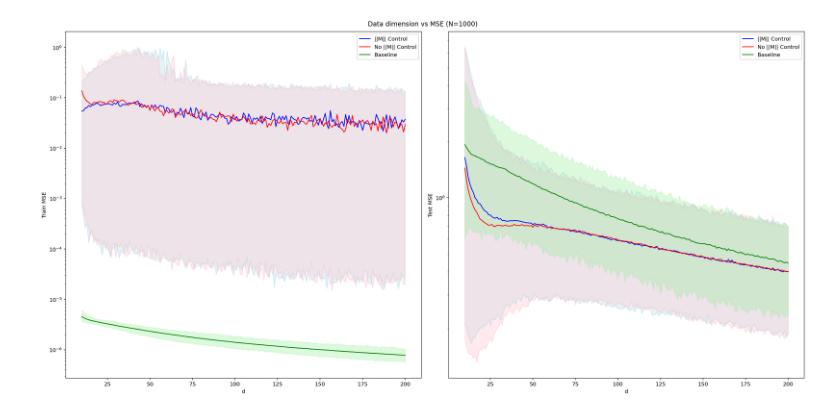
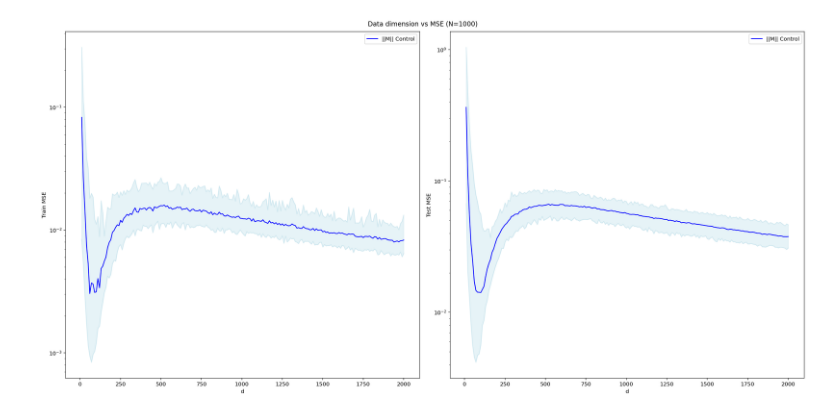
Before and after one commit to agupta01/ml-theory-capstone, a Jupyter notebook: notebooks/plotting.ipynb, the cells around one changed output. Saved outputs shown, nothing was run; the diff lists cells and outputs as text; code cells hidden in the pictures.

```diff
--- a/notebooks/plotting.ipynb
+++ b/notebooks/plotting.ipynb
@@ -5,82 +5,82 @@ import matplotlib.pyplot as plt
 %config InlineBackend.figure_format = 'retina'
 # %%
 norm_control = {
-    'train': np.load('../results/arrays/train_MSEs_norm_control.npy'),
-    'test': np.load('../results/arrays/test_MSEs_norm_control.npy')
+    'train': np.load('../results/arrays/train_MSEs_norm_control_100_gpu.npy'),
+    'test': np.load('../results/arrays/test_MSEs_norm_control_100_gpu.npy')
 }
 
-no_norm = {
-    'train': np.load('../results/arrays/train_MSEs.npy'),
-    'test': np.load('../results/arrays/test_MSEs.npy'),
-}
+# no_norm = {
+#     'train': np.load('../results/arrays/train_MSEs.npy'),
+#     'test': np.load('../results/arrays/test_MSEs.npy'),
+# }
 
-baseline = {
-    'train': np.load('../results/arrays/train_MSEs_norm_control_baseline.npy'),
-    'test': np.load('../results/arrays/test_MSEs_norm_control_baseline.npy'),
-}
+# baseline = {
+#     'train': np.load('../results/arrays/train_MSEs_norm_control_baseline.npy'),
+#     'test': np.load('../results/arrays/test_MSEs_norm_control_baseline.npy'),
+# }
 # %%
 # plot the train and test MSEs
-d_range = list(range(10, 201))
+d_range = list(range(10, 2001, 10))
 
 norm_control['train_mean'] = norm_control["train"].mean(axis=0)
 norm_control['test_mean'] = norm_control["test"].mean(axis=0)
-no_norm['train_mean'] = no_norm["train"].mean(axis=0)
-no_norm['test_mean'] = no_norm["test"].mean(axis=0)
-baseline['train_mean'] = baseline["train"].mean(axis=0)
-baseline['test_mean'] = baseline["test"].mean(axis=0)
+# no_norm['train_mean'] = no_norm["train"].mean(axis=0)
+# no_norm['test_mean'] = no_norm["test"].mean(axis=0)
+# baseline['train_mean'] = baseline["train"].mean(axis=0)
+# baseline['test_mean'] = baseline["test"].mean(axis=0)
 
 # get 2.5% and 97.5% quantiles
 norm_control['train_025'] = np.quantile(norm_control["train"], 0.025, axis=0)
 norm_control['train_975'] = np.quantile(norm_control["train"], 0.975, axis=0)
 norm_control['test_025'] = np.quantile(norm_control["test"], 0.025, axis=0)
 norm_control['test_975'] = np.quantile(norm_control["test"], 0.975, axis=0)
-no_norm['train_025'] = np.quantile(no_norm["train"], 0.025, axis=0)
-no_norm['train_975'] = np.quantile(no_norm["train"], 0.975, axis=0)
-no_norm['test_025'] = np.quantile(no_norm["test"], 0.025, axis=0)
-no_norm['test_975'] = np.quantile(no_norm["test"], 0.975, axis=0)
-baseline['train_025'] = np.quantile(baseline["train"], 0.025, axis=0)
-baseline['train_975'] = np.quantile(baseline["train"], 0.975, axis=0)
-baseline['test_025'] = np.quantile(baseline["test"], 0.025, axis=0)
-baseline['test_975'] = np.quantile(baseline["test"], 0.975, axis=0)
+# no_norm['train_025'] = np.quantile(no_norm["train"], 0.025, axis=0)
+# no_norm['train_975'] = np.quantile(no_norm["train"], 0.975, axis=0)
+# no_norm['test_025'] = np.quantile(no_norm["test"], 0.025, axis=0)
+# no_norm['test_975'] = np.quantile(no_norm["test"], 0.975, axis=0)
+# baseline['train_025'] = np.quantile(baseline["train"], 0.025, axis=0)
+# baseline['train_975'] = np.quantile(baseline["train"], 0.975, axis=0)
+# baseline['test_025'] = np.quantile(baseline["test"], 0.025, axis=0)
+# baseline['test_975'] = np.quantile(baseline["test"], 0.975, axis=0)
 
 
 fig, (ax1, ax2) = plt.subplots(1, 2, figsize=(20, 10))
 fig.suptitle("Data dimension vs MSE (N=1000)")
 
 ax1.plot(d_range, norm_control['train_mean'], color='blue', label="||M|| Control")
-ax1.plot(d_range, no_norm['train_mean'], color='red', label="No ||M|| Control")
+# ax1.plot(d_range, no_norm['train_mean'], color='red', label="No ||M|| Control")
 ax1.plot(d_range, norm_control["train_025"], color='lightblue', alpha=0.3)
 ax1.plot(d_range, norm_control["train_975"], color='lightblue', alpha=0.3)
-ax1.plot(d_range, no_norm["train_025"], color='pink', alpha=0.3)
-ax1.plot(d_range, no_norm["train_975"], color='pink', alpha=0.3)
-ax1.plot(d_range, baseline['train_mean'], color='green', label="Baseline")
+# ax1.plot(d_range, no_norm["train_025"], color='pink', alpha=0.3)
+# ax1.plot(d_range, no_norm["train_975"], color='pink', alpha=0.3)
+# ax1.plot(d_range, baseline['train_mean'], color='green', label="Baseline")
 ax1.fill_between(d_range, norm_control['train_025'], norm_control['train_975'], color='lightblue', alpha=0.3)
-ax1.fill_between(d_range, no_norm['train_025'], no_norm['train_975'], color='pink', alpha=0.3)
-ax1.fill_between(d_range, baseline['train_025'], baseline['train_975'], color='lightgreen', alpha=0.3)
+# ax1.fill_between(d_range, no_norm['train_025'], no_norm['train_975'], color='pink', alpha=0.3)
+# ax1.fill_between(d_range, baseline['train_025'], baseline['train_975'], color='lightgreen', alpha=0.3)
 ax1.set_xlabel("d")
 ax1.set_ylabel("Train MSE")
 ax1.set_yscale("log")
 ax1.legend()
 
 ax2.plot(d_range, norm_control['test_mean'], label="||M|| Control", color='blue')
-ax2.plot(d_range, no_norm['test_mean'], label="No ||M|| Control", color='red')
+# ax2.plot(d_range, no_norm['test_mean'], label="No ||M|| Control", color='red')
 ax2.plot(d_range, norm_control["test_025"], color='lightblue', alpha=0.3)
 ax2.plot(d_range, norm_control["test_975"], color='lightblue', alpha=0.3)
-ax2.plot(d_range, no_norm["test_025"], color='pink', alpha=0.3)
-ax2.plot(d_range, no_norm["test_975"], color='pink', alpha=0.3)
-ax2.plot(d_range, baseline['test_mean'], color='green', label="Baseline")
+# ax2.plot(d_range, no_norm["test_025"], color='pink', alpha=0.3)
+# ax2.plot(d_range, no_norm["test_975"], color='pink', alpha=0.3)
+# ax2.plot(d_range, baseline['test_mean'], color='green', label="Baseline")
 ax2.fill_between(d_range, norm_control['test_025'], norm_control['test_975'], color='lightblue', alpha=0.3)
-ax2.fill_between(d_range, no_norm['test_025'], no_norm['test_975'], color='pink', alpha=0.3)
-ax2.fill_between(d_range, baseline['test_025'], baseline['test_975'], color='lightgreen', alpha=0.3)
+# ax2.fill_between(d_range, no_norm['test_025'], no_norm['test_975'], color='pink', alpha=0.3)
+# ax2.fill_between(d_range, baseline['test_025'], baseline['test_975'], color='lightgreen', alpha=0.3)
 ax2.set_xlabel("d")
 ax2.set_ylabel("Test MSE")
 ax2.set_yscale("log")
 ax2.legend()
 
 plt.tight_layout()
-plt.savefig("../results/plots/scaling_plot.png", dpi=300)
+# plt.savefig("../results/plots/scaling_plot.png", dpi=300)
 # %% [output]
-[figure, old version]
+[figure, new version]
 # %%
 # plot just the test on its own plot
 fig, ax = plt.subplots(figsize=(12, 9))
```
Also changed, not shown: parts of 1 cell of this notebook, 9 other files.
